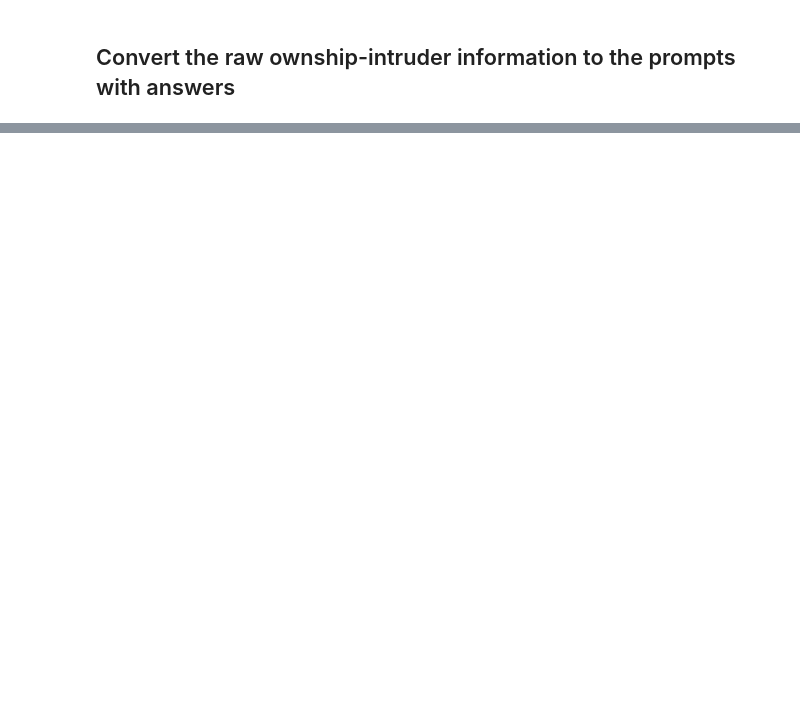
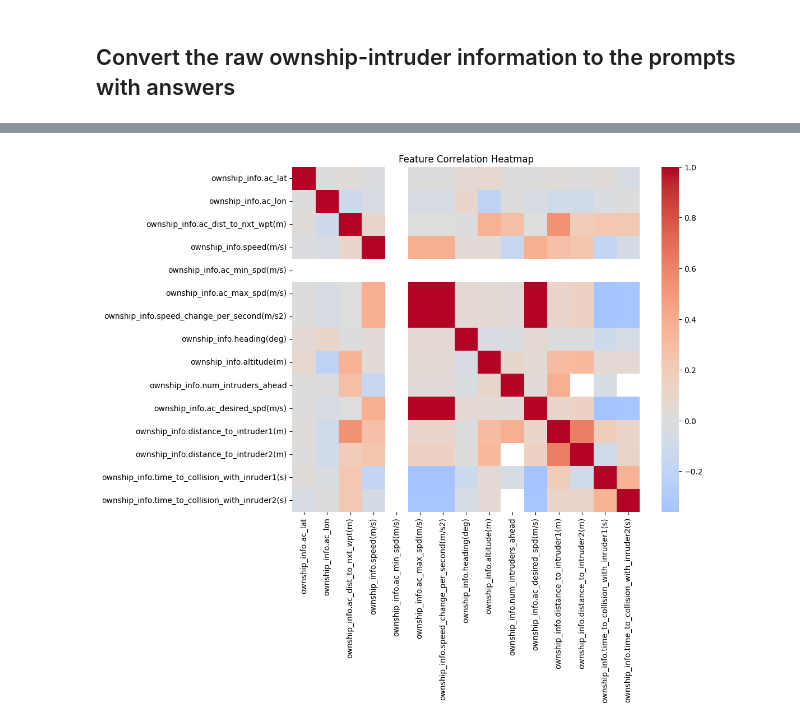
Before and after one commit to iman-sharifi-ghb/LLM-based-Safe-Separation-ATC, a Jupyter notebook: prompt_generator.ipynb, the cells around one changed output, grey strips where cells are left out. Cells and saved outputs as stored; diff of their text form; code cells hidden in the pictures; blank space fills up the shorter version.

```diff
--- a/prompt_generator.ipynb
+++ b/prompt_generator.ipynb
@@ -322,0 +397,10 @@ for row in data[0:2]:
+# %%
+num_features = df_own.select_dtypes(include=[np.number])
+corr = num_features.corr()
+
+plt.figure(figsize=(10,8))
+sns.heatmap(corr, cmap="coolwarm", center=0)
+plt.title("Feature Correlation Heatmap")
+plt.show()
+# %% [output]
+[figure, added]
```
Also changed, not shown: parts of 35 cells of this notebook, 2 other files.
